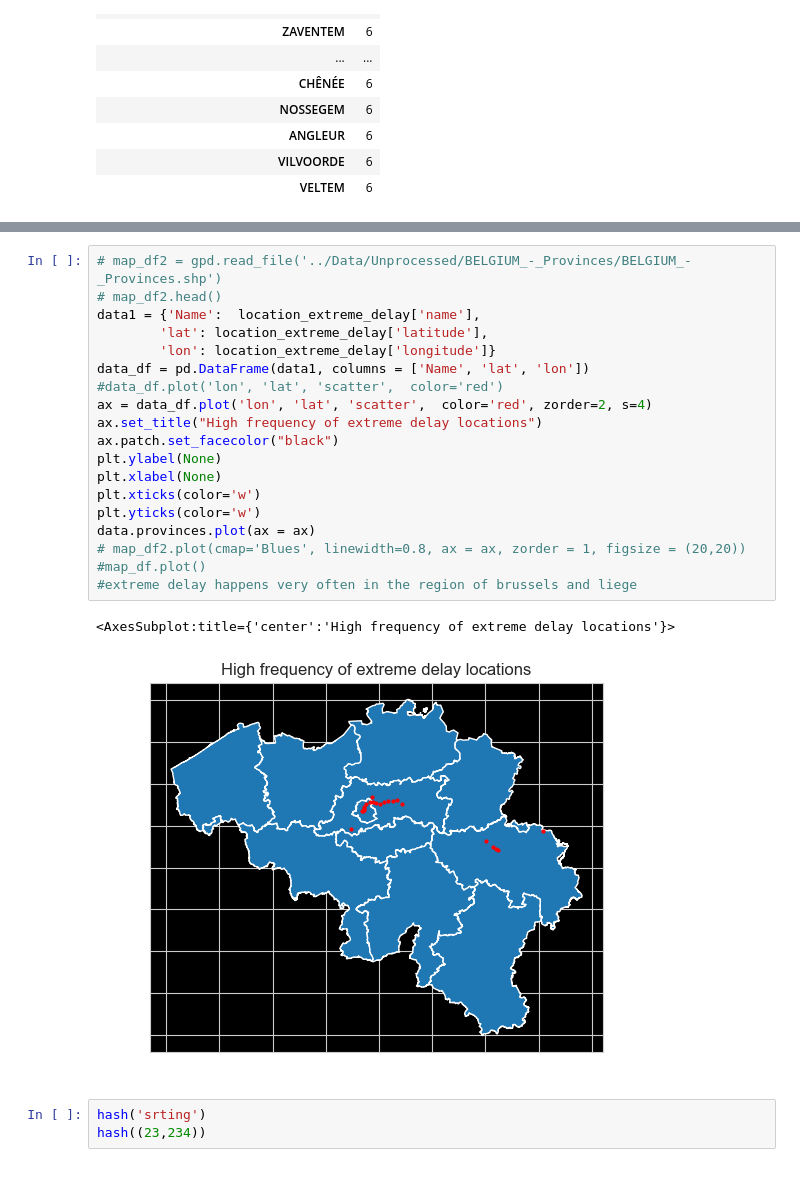
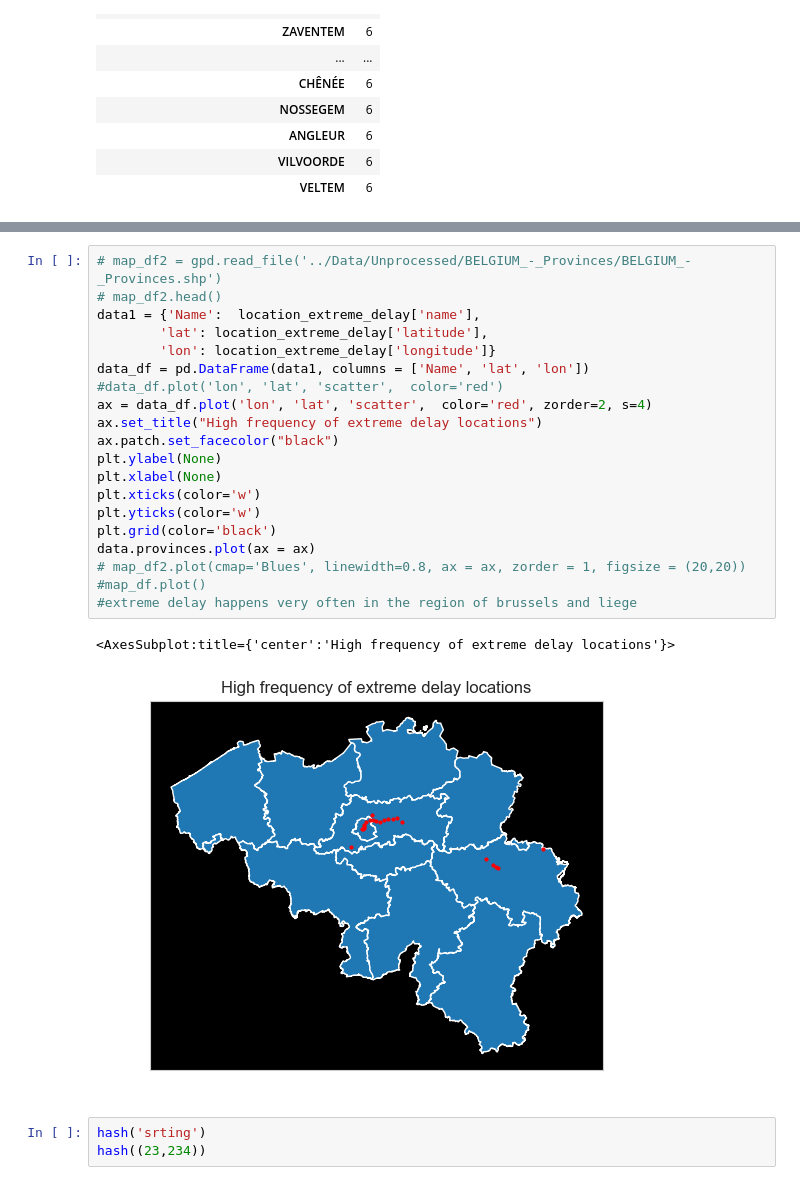
Before and after one commit to Seoyangsam/ACRM, a Jupyter notebook: src/Q18.ipynb, the cells around one changed output, grey strips where cells are left out. Cells and saved outputs as stored; diff of their text form.

```diff
--- a/src/Q18.ipynb
+++ b/src/Q18.ipynb
@@ -234,25 +235,26 @@ location_extreme_delay
 # %%
 # map_df2 = gpd.read_file('../Data/Unprocessed/BELGIUM_-_Provinces/BELGIUM_-_Provinces.shp')
 # map_df2.head()
 data1 = {'Name':  location_extreme_delay['name'],
         'lat': location_extreme_delay['latitude'],
         'lon': location_extreme_delay['longitude']}
 data_df = pd.DataFrame(data1, columns = ['Name', 'lat', 'lon'])
 #data_df.plot('lon', 'lat', 'scatter',  color='red')
 ax = data_df.plot('lon', 'lat', 'scatter',  color='red', zorder=2, s=4)
 ax.set_title("High frequency of extreme delay locations")
 ax.patch.set_facecolor("black")
 plt.ylabel(None)
 plt.xlabel(None)
 plt.xticks(color='w')
 plt.yticks(color='w')
+plt.grid(color='black')
 data.provinces.plot(ax = ax)
 # map_df2.plot(cmap='Blues', linewidth=0.8, ax = ax, zorder = 1, figsize = (20,20))
 #map_df.plot()
 #extreme delay happens very often in the region of brussels and liege
 # %% [output]
 <AxesSubplot:title={'center':'High frequency of extreme delay locations'}>
-[figure, old version]
+[figure, new version]
 # %%
 hash('srting')
 hash((23,234))
```
Also changed, not shown: parts of 1 cell of this notebook.
